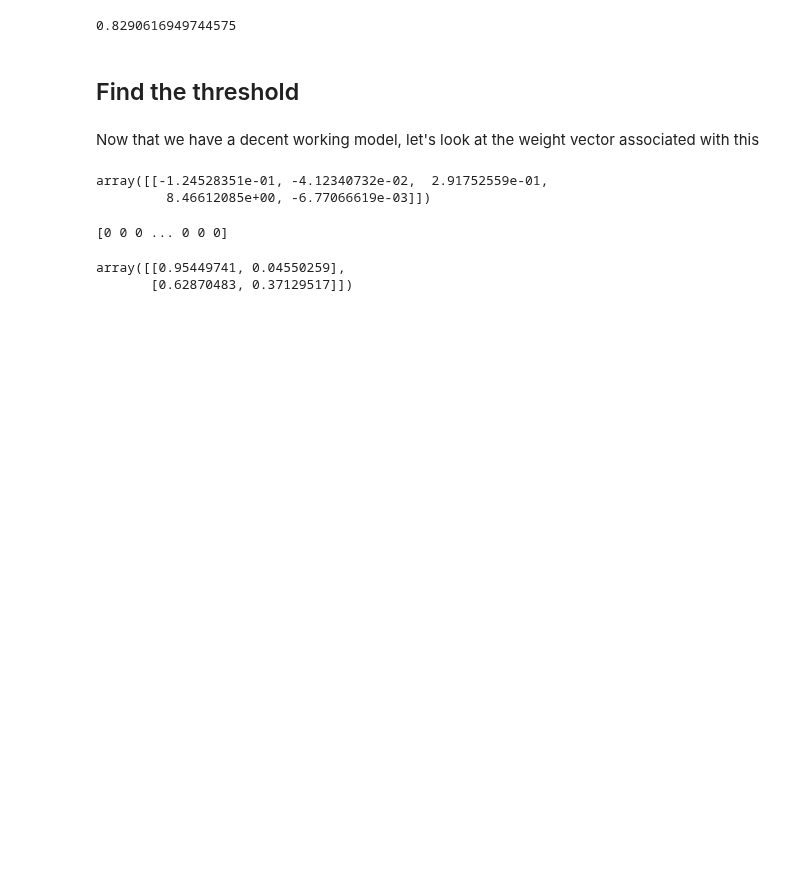
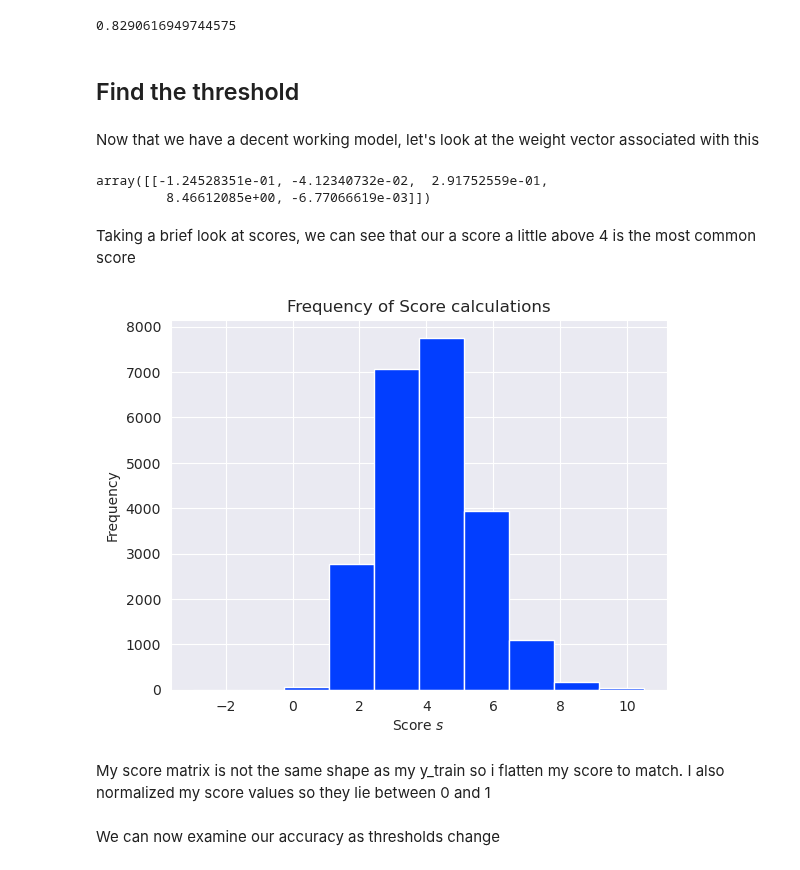
Before and after one commit to keeo8/keeo8.github.io, a Jupyter notebook: posts/decision-making-blog-post/index.ipynb, the cells around one changed output. Drawn from its saved outputs; the diff is of its cells as text; code cells hidden in the pictures; blank space fills up the shorter version.

```diff
--- a/posts/decision-making-blog-post/index.ipynb
+++ b/posts/decision-making-blog-post/index.ipynb
@@ -238,13 +238,3 @@ w
 # %% [output]
 array([[-1.24528351e-01, -4.12340732e-02,  2.91752559e-01,
          8.46612085e+00, -6.77066619e-03]])
-# %%
-y_pred = LR.predict(X_train[top_result_array])
-y_pred
-print(y_pred)
-from sklearn.metrics import confusion_matrix
-confusion_matrix(y_train, y_pred, normalize = "true")
-# %% [output]
-[0 0 0 ... 0 0 0]
-array([[0.95449741, 0.04550259],
-       [0.62870483, 0.37129517]])
@@ -269,0 +260,11 @@ X['score'] = X[top_result_array]@w
+# %% [markdown]
+Taking a brief look at scores, we can see that our a score a little above 4 is the most common score
+# %%
+hist = plt.hist(s)
+plt.title("Frequency of Score calculations")
+labs = plt.gca().set(xlabel = r"Score $s$", ylabel = "Frequency")
+# %% [output]
+[figure, added]
+# %% [markdown]
+My score matrix is not the same shape as my y_train so i flatten my score to match.
+I also normalized my score values so they lie between 0 and 1
@@ -269,0 +275,2 @@ X['score'] = X[top_result_array]@w
+# %% [markdown]
+We can now examine our accuracy as thresholds change
```
Also changed, not shown: parts of 13 cells of this notebook, 7 other files.
